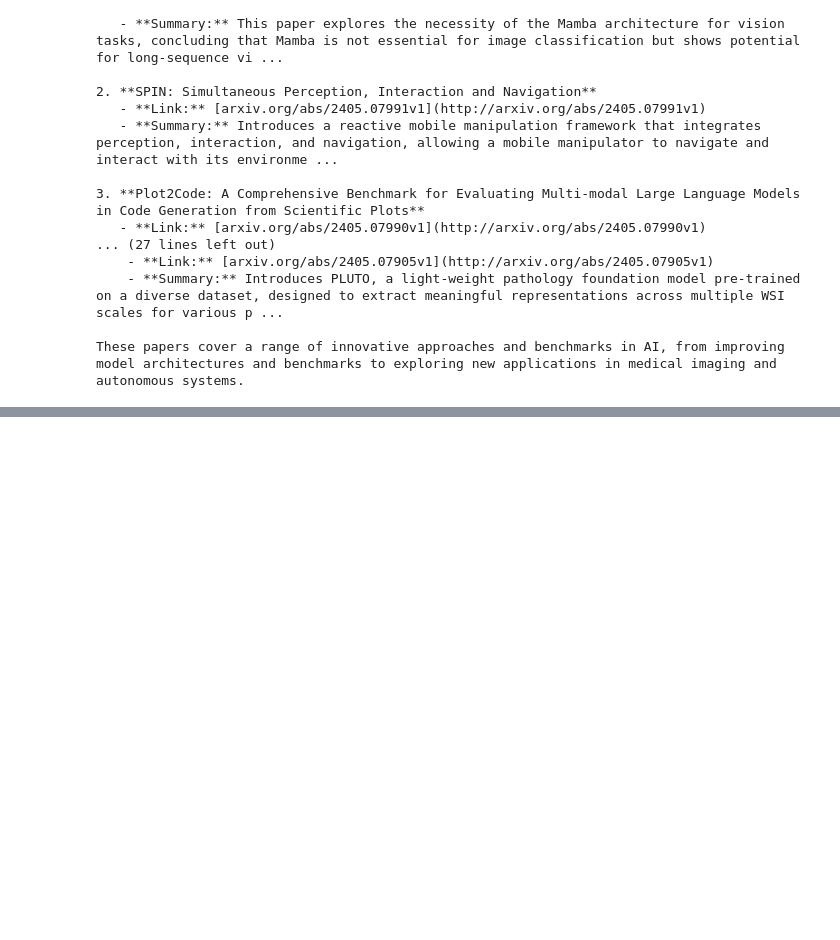
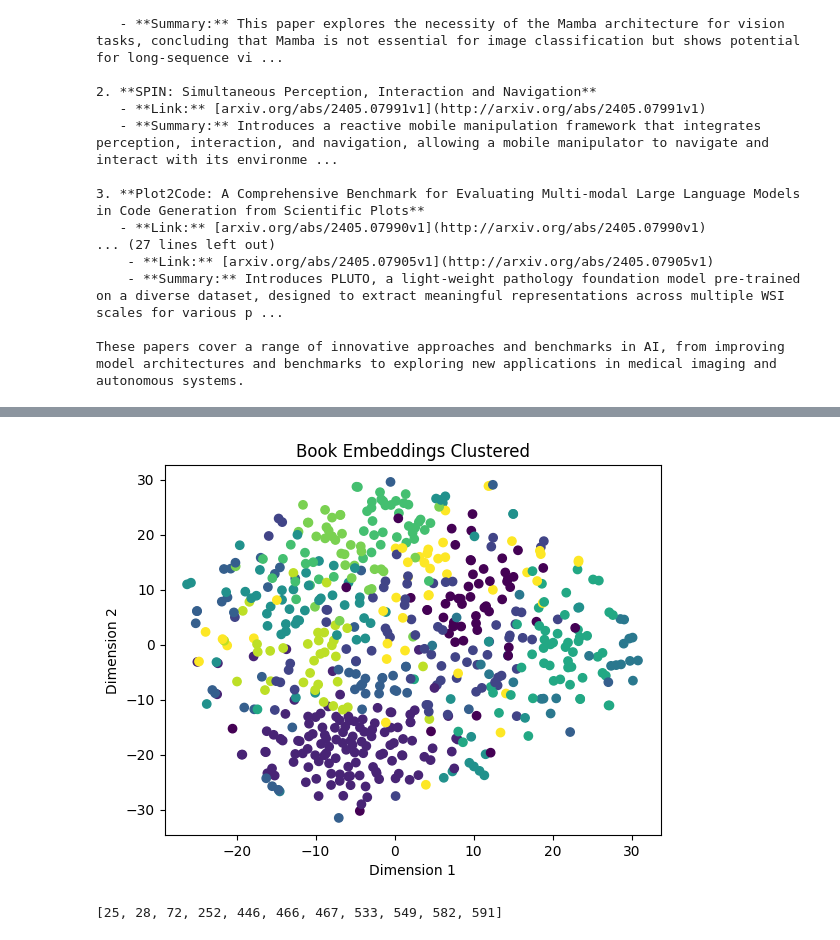
Before and after one commit to BachNgoH/AIO_Research_Assistant, a Jupyter notebook: notebooks/dev_ui.ipynb, the cells around one changed output, grey strips where cells are left out. Saved outputs shown, nothing was run; the diff lists cells and outputs as text; code cells hidden in the pictures; blank space fills up the shorter version.

```diff
--- a/notebooks/dev_ui.ipynb
+++ b/notebooks/dev_ui.ipynb
@@ -322,0 +323,2 @@ Local cdn resources have problems on chrome/safari when used in jupyter-notebook
+# %%
+abstracts = [paper['title'] + "\n" + paper['summary'] for paper in papers]
@@ -322,0 +348,20 @@ Local cdn resources have problems on chrome/safari when used in jupyter-notebook
+# %%
+docs = [Document(page_content=abstract) for abstract in abstracts]
+# %%
+import os
+from dotenv import load_dotenv
+
+load_dotenv(override=True)
+embeddings = OpenAIEmbeddings(openai_api_key=os.environ.get("OPENAI_API_KEY"))
+
+vectors = embeddings.embed_documents([x.page_content for x in docs])
+# %%
+# Assuming 'embeddings' is a list or array of 1536-dimensional embeddings
+
+# Choose the number of clusters, this can be adjusted based on the book's content.
+# I played around and found ~10 was the best.
+# Usually if you have 10 passages from a book you can tell what it's about
+num_clusters = 11
+
+# Perform K-means clustering
+kmeans = KMeans(n_clusters=num_clusters, random_state=42).fit(vectors)
@@ -322,0 +388,23 @@ Local cdn resources have problems on chrome/safari when used in jupyter-notebook
+# %%
+from sklearn.manifold import TSNE
+import matplotlib.pyplot as plt
+
+# Taking out the warnings
+import warnings
+from warnings import simplefilter
+
+# Filter out FutureWarnings
+simplefilter(action='ignore', category=FutureWarning)
+
+# Perform t-SNE and reduce to 2 dimensions
+tsne = TSNE(n_components=2, random_state=42)
+reduced_data_tsne = tsne.fit_transform(np.array(vectors))
+
+# Plot the reduced data
+plt.scatter(reduced_data_tsne[:, 0], reduced_data_tsne[:, 1], c=kmeans.labels_)
+plt.xlabel('Dimension 1')
+plt.ylabel('Dimension 2')
+plt.title('Book Embeddings Clustered')
+plt.show()
+# %% [output]
+[figure, added]
@@ -322,0 +428,5 @@ Local cdn resources have problems on chrome/safari when used in jupyter-notebook
+# %%
+selected_indices = sorted(closest_indices)
+selected_indices
+# %% [output]
+[25, 28, 72, 252, 446, 466, 467, 533, 549, 582, 591]
```
Also changed, not shown: parts of 13 cells of this notebook, 5 other files.
